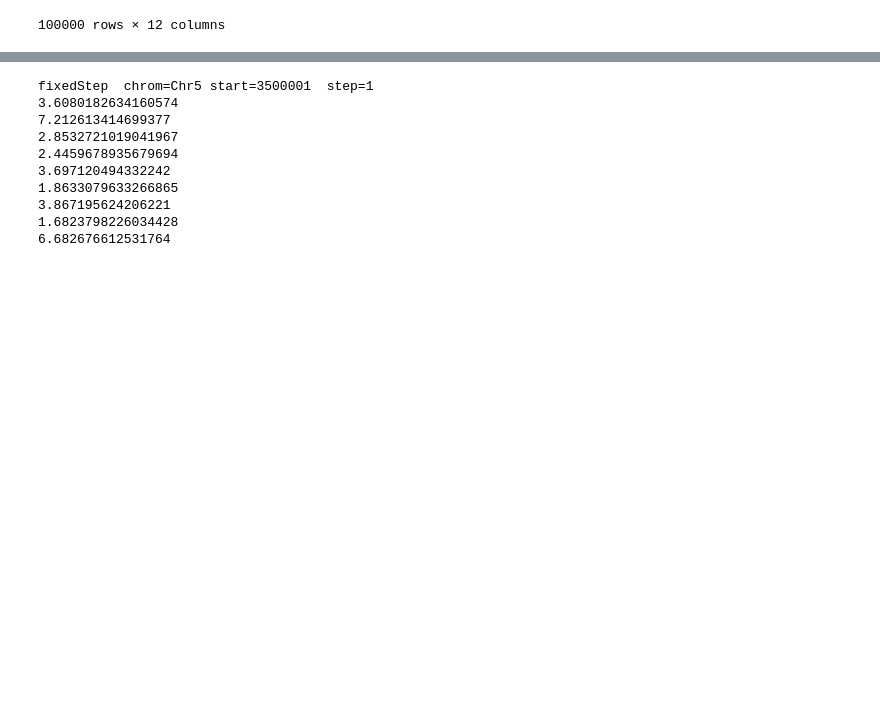
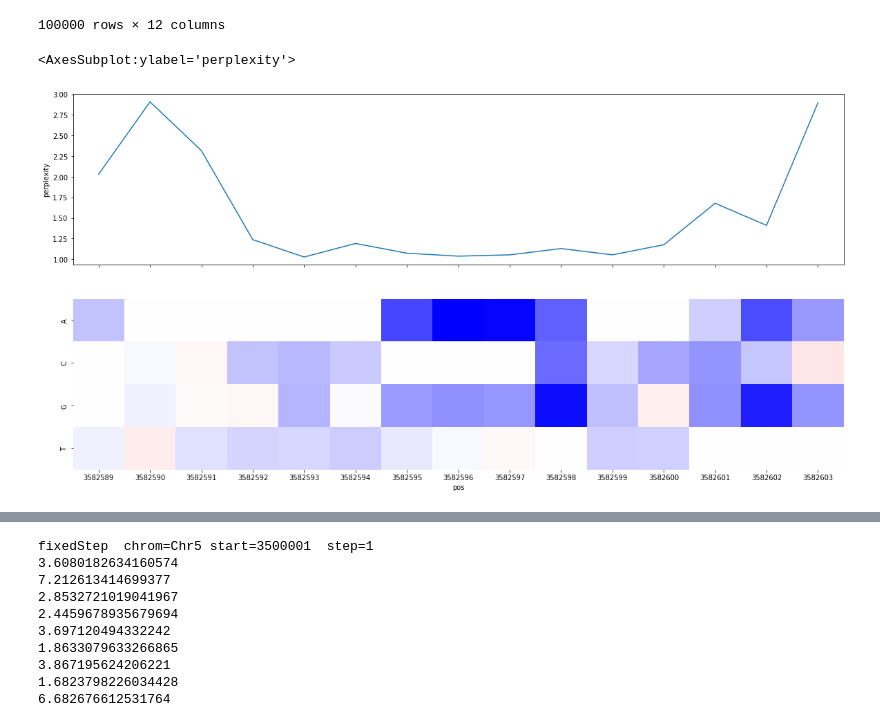
Before and after one commit to songlab-cal/gpn, a Jupyter notebook: plantbert/mlm/plot_perplexity_small_region.ipynb, the cells around one changed output, grey strips where cells are left out. Cells and saved outputs as stored; diff of their text form; code cells hidden in the pictures; blank space fills up the shorter version.

```diff
--- a/plantbert/mlm/plot_perplexity_small_region.ipynb
+++ b/plantbert/mlm/plot_perplexity_small_region.ipynb
@@ -117,6 +139,34 @@ df
 100000 rows × 12 columns
 # %%
 df["perplexity"] = np.exp(df.cross_entropy)
+# %%
+min_pos = 3582589
+max_pos = 3582603
+
+#plt.figure(figsize=(40, 5))
+
+fig, axes = plt.subplots(2, 1, sharex=True, sharey=False, figsize=(20, 10))
+
+
+
+g = sns.heatmap(
+    data=df_llr.loc[min_pos:max_pos, nucleotides].T,
+    #square=True,
+    cbar=False,
+    cbar_kws={"orientation": "vertical", "shrink": .05, "label": "LLR"},
+    center=0,
+    cmap="bwr",
+    #annot=annot,
+    #fmt = ''
+    ax=axes[1]
+)
+
+sns.lineplot(data=df.loc[min_pos:max_pos], y="perplexity", x=g.get_xticks(), ax=axes[0])
+#df.loc[min_pos:max_pos].plot(x="pos", y="perplexity", ax=axes[0])
+# doesn't work because sns heatmap has a different actual xtick range.
+# %% [output]
+<AxesSubplot:ylabel='perplexity'>
+[figure, added]
 # %%
 df.loc[min_pos:max_pos]
 # %% [output]
```
Also changed, not shown: parts of 10 cells of this notebook.
